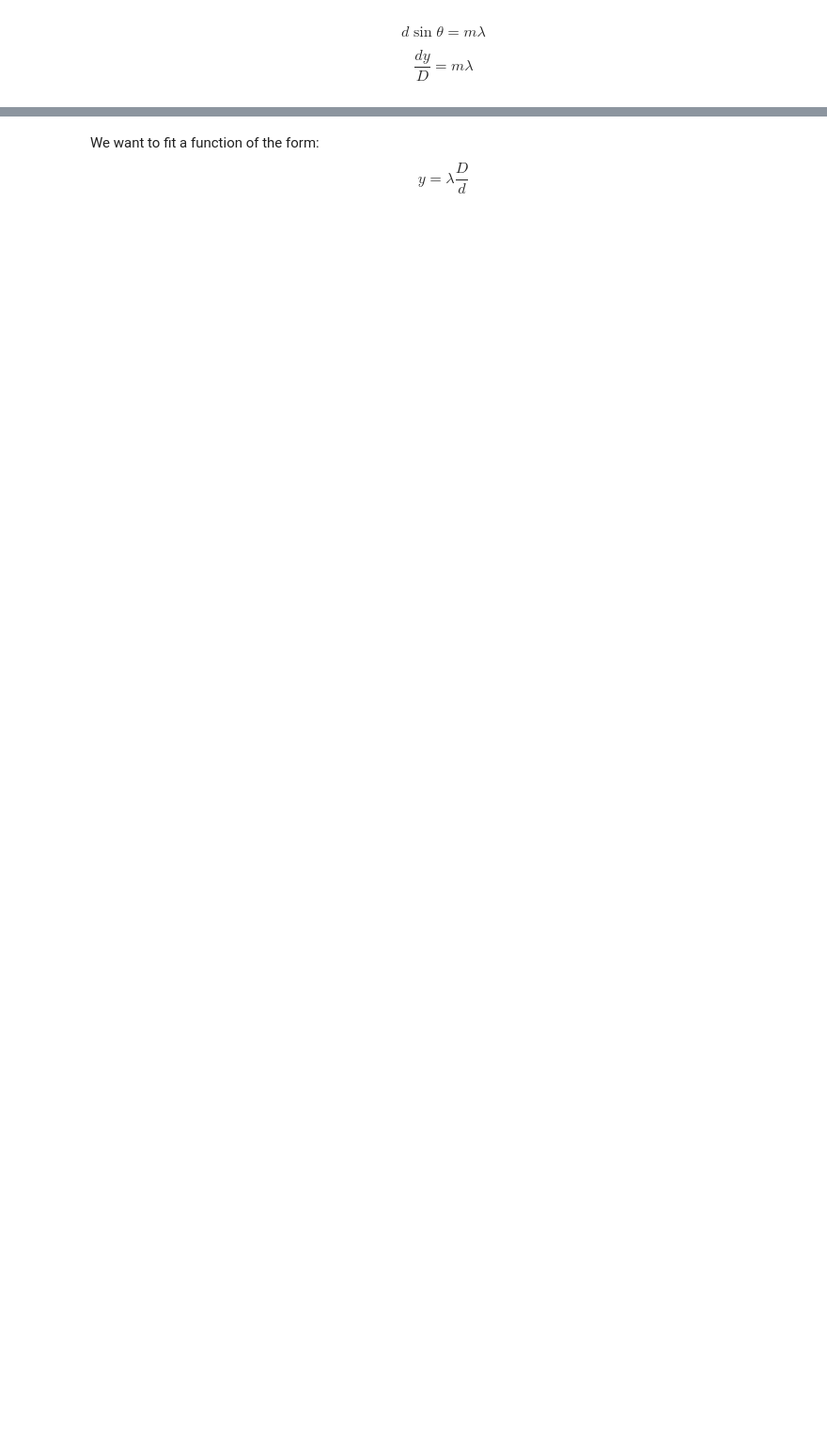
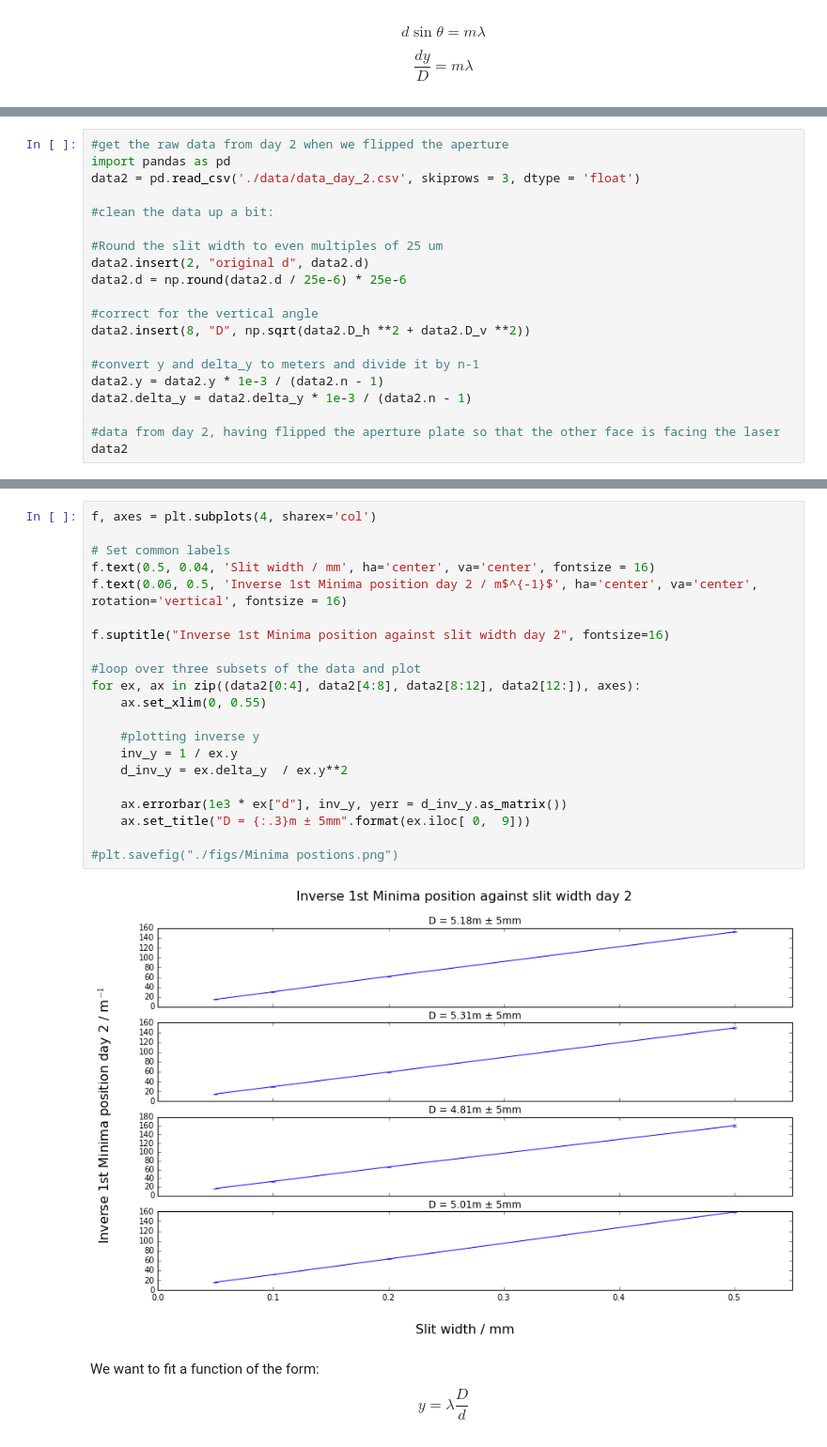
Before and after one commit to TomHodson/Notebooks, a Jupyter notebook: Extended investigation data analysis.ipynb, the cells around one changed output, grey strips where cells are left out. Shown at 94% size. Saved outputs shown, nothing was run; the diff lists cells and outputs as text; blank space fills up the shorter version.

```diff
--- a/Extended investigation data analysis.ipynb
+++ b/Extended investigation data analysis.ipynb
@@ -68,0 +68,20 @@ for ex, ax in zip((data[0:4], data[4:9], data[9:]), axes):
+# %%
+#get the raw data from day 2 when we flipped the aperture
+import pandas as pd
+data2 = pd.read_csv('./data/data_day_2.csv', skiprows = 3, dtype = 'float')
+
+#clean the data up a bit:
+
+#Round the slit width to even multiples of 25 um
+data2.insert(2, "original d", data2.d)
+data2.d = np.round(data2.d / 25e-6) * 25e-6
+
+#correct for the vertical angle
+data2.insert(8, "D", np.sqrt(data2.D_h **2 + data2.D_v **2))
+
+#convert y and delta_y to meters and divide it by n-1
+data2.y = data2.y * 1e-3 / (data2.n - 1)
+data2.delta_y = data2.delta_y * 1e-3 / (data2.n - 1)
+
+#data from day 2, having flipped the aperture plate so that the other face is facing the laser
+data2
@@ -69,3 +106,26 @@ for ex, ax in zip((data[0:4], data[4:9], data[9:]), axes):
+# %%
+f, axes = plt.subplots(4, sharex='col')
+
+# Set common labels
+f.text(0.5, 0.04, 'Slit width / mm', ha='center', va='center', fontsize = 16)
+f.text(0.06, 0.5, 'Inverse 1st Minima position day 2 / m$^{-1}$', ha='center', va='center', rotation='vertical', fontsize = 16)
+
+f.suptitle("Inverse 1st Minima position against slit width day 2", fontsize=16)
+
+#loop over three subsets of the data and plot
+for ex, ax in zip((data2[0:4], data2[4:8], data2[8:12], data2[12:]), axes):
+    ax.set_xlim(0, 0.55)
+
+    #plotting inverse y
+    inv_y = 1 / ex.y
+    d_inv_y = ex.delta_y  / ex.y**2
+
+    ax.errorbar(1e3 * ex["d"], inv_y, yerr = d_inv_y.as_matrix())
+    ax.set_title("D = {:.3}m ± 5mm".format(ex.iloc[ 0,  9]))
+
+#plt.savefig("./figs/Minima postions.png")
+# %% [output]
+[figure, added]
 # %% [markdown]
 We want to fit a function of the form:
 $$ y = \lambda \frac{D}{d} $$
```
Also changed, not shown: parts of 13 cells of this notebook, 3 other files.
